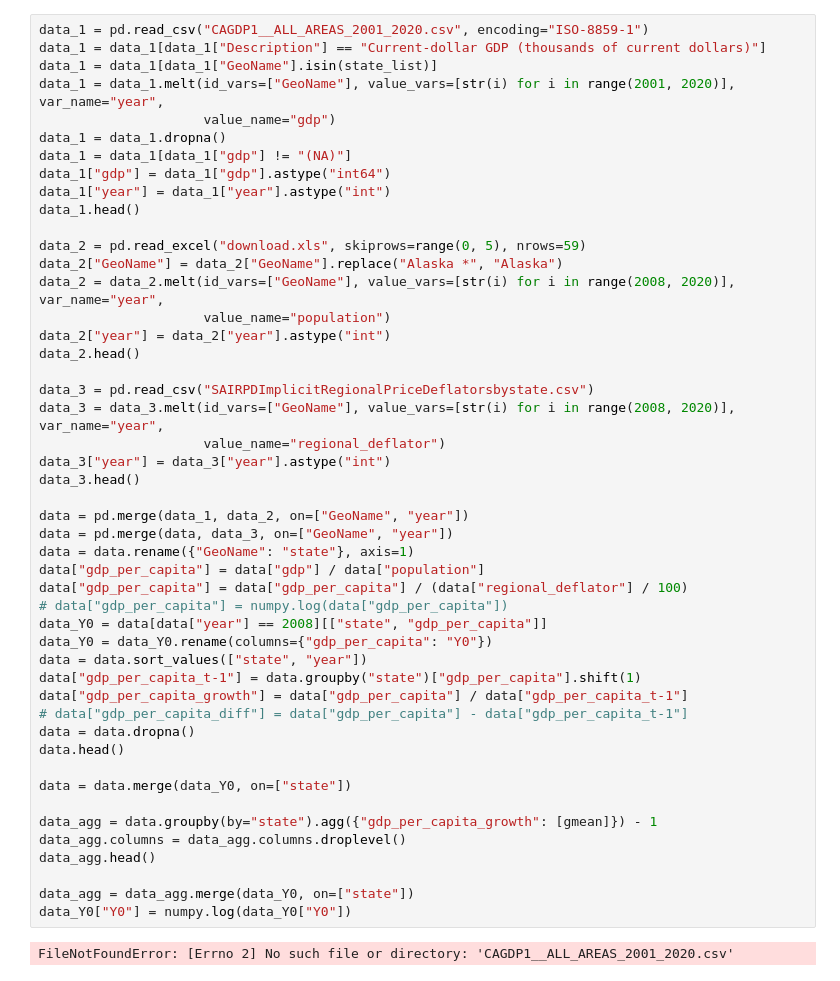
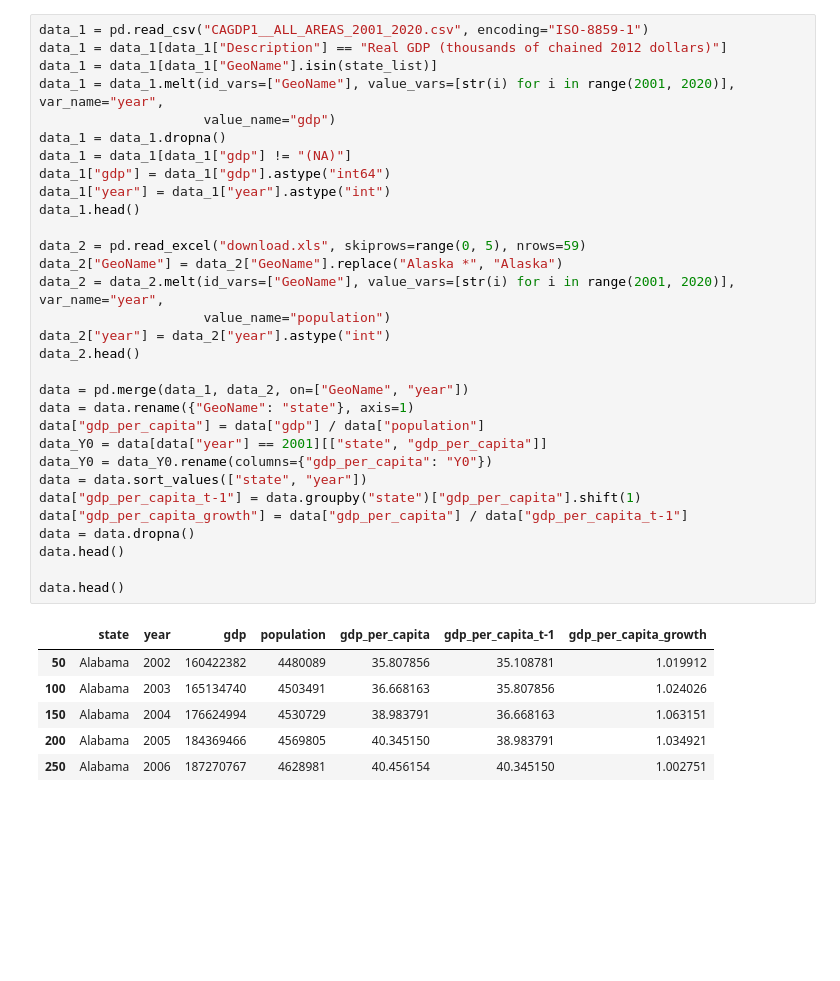
Before and after one commit to pesikj/macroeconomic-analysis, a Jupyter notebook: presentation_06.ipynb, the cells around one changed output. Saved outputs shown, nothing was run; the diff lists cells and outputs as text; blank space fills up the shorter version.

```diff
--- a/presentation_06.ipynb
+++ b/presentation_06.ipynb
@@ -63,52 +64,40 @@ state_list = [
 ]
 # %%
 data_1 = pd.read_csv("CAGDP1__ALL_AREAS_2001_2020.csv", encoding="ISO-8859-1")
-data_1 = data_1[data_1["Description"] == "Current-dollar GDP (thousands of current dollars)"]
+data_1 = data_1[data_1["Description"] == "Real GDP (thousands of chained 2012 dollars)"]
 data_1 = data_1[data_1["GeoName"].isin(state_list)]
 data_1 = data_1.melt(id_vars=["GeoName"], value_vars=[str(i) for i in range(2001, 2020)], var_name="year",
                      value_name="gdp")
 data_1 = data_1.dropna()
 data_1 = data_1[data_1["gdp"] != "(NA)"]
 data_1["gdp"] = data_1["gdp"].astype("int64")
 data_1["year"] = data_1["year"].astype("int")
 data_1.head()
 
 data_2 = pd.read_excel("download.xls", skiprows=range(0, 5), nrows=59)
 data_2["GeoName"] = data_2["GeoName"].replace("Alaska *", "Alaska")
-data_2 = data_2.melt(id_vars=["GeoName"], value_vars=[str(i) for i in range(2008, 2020)], var_name="year",
+data_2 = data_2.melt(id_vars=["GeoName"], value_vars=[str(i) for i in range(2001, 2020)], var_name="year",
                      value_name="population")
 data_2["year"] = data_2["year"].astype("int")
 data_2.head()
 
-data_3 = pd.read_csv("SAIRPDImplicitRegionalPriceDeflatorsbystate.csv")
-data_3 = data_3.melt(id_vars=["GeoName"], value_vars=[str(i) for i in range(2008, 2020)], var_name="year",
-                     value_name="regional_deflator")
-data_3["year"] = data_3["year"].astype("int")
-data_3.head()
-
 data = pd.merge(data_1, data_2, on=["GeoName", "year"])
-data = pd.merge(data, data_3, on=["GeoName", "year"])
 data = data.rename({"GeoName": "state"}, axis=1)
 data["gdp_per_capita"] = data["gdp"] / data["population"]
-data["gdp_per_capita"] = data["gdp_per_capita"] / (data["regional_deflator"] / 100)
-# data["gdp_per_capita"] = numpy.log(data["gdp_per_capita"])
-data_Y0 = data[data["year"] == 2008][["state", "gdp_per_capita"]]
+data_Y0 = data[data["year"] == 2001][["state", "gdp_per_capita"]]
 data_Y0 = data_Y0.rename(columns={"gdp_per_capita": "Y0"})
 data = data.sort_values(["state", "year"])
 data["gdp_per_capita_t-1"] = data.groupby("state")["gdp_per_capita"].shift(1)
 data["gdp_per_capita_growth"] = data["gdp_per_capita"] / data["gdp_per_capita_t-1"]
-# data["gdp_per_capita_diff"] = data["gdp_per_capita"] - data["gdp_per_capita_t-1"]
 data = data.dropna()
 data.head()
 
-data = data.merge(data_Y0, on=["state"])
-
-data_agg = data.groupby(by="state").agg({"gdp_per_capita_growth": [gmean]}) - 1
-data_agg.columns = data_agg.columns.droplevel()
-data_agg.head()
-
-data_agg = data_agg.merge(data_Y0, on=["state"])
-data_Y0["Y0"] = numpy.log(data_Y0["Y0"])
+data.head()
 # %% [output]
-FileNotFoundError: [Errno 2] No such file or directory: 'CAGDP1__ALL_AREAS_2001_2020.csv'
+|  | state | year | gdp | population | gdp_per_capita | gdp_per_capita_t-1 | gdp_per_capita_growth |
+| 50 | Alabama | 2002 | 160422382 | 4480089 | 35.807856 | 35.108781 | 1.019912 |
+| 100 | Alabama | 2003 | 165134740 | 4503491 | 36.668163 | 35.807856 | 1.024026 |
+| 150 | Alabama | 2004 | 176624994 | 4530729 | 38.983791 | 36.668163 | 1.063151 |
+| 200 | Alabama | 2005 | 184369466 | 4569805 | 40.345150 | 38.983791 | 1.034921 |
+| 250 | Alabama | 2006 | 187270767 | 4628981 | 40.456154 | 40.345150 | 1.002751 |
 # %%
```
Also changed, not shown: parts of 10 cells of this notebook, 1 other file.
